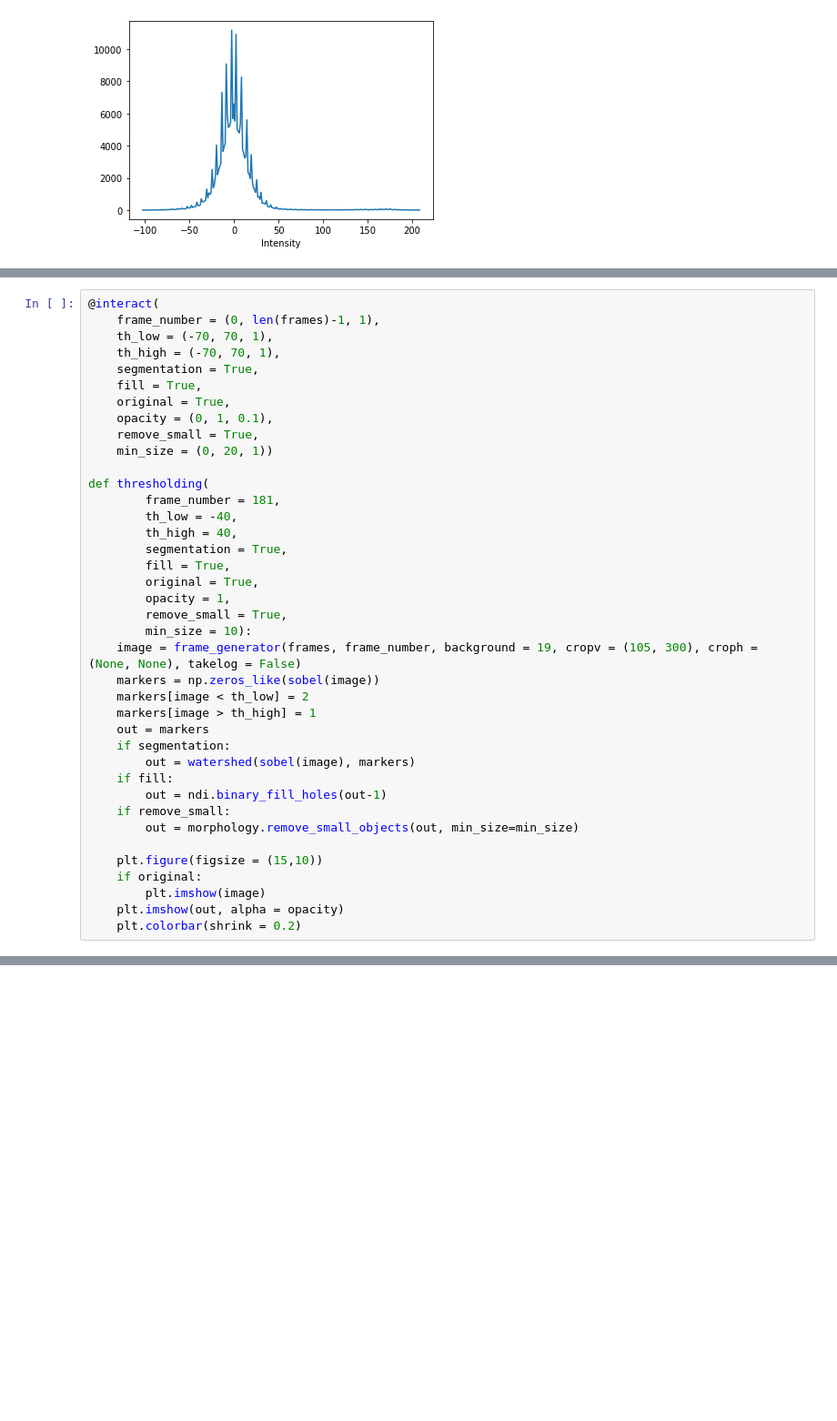
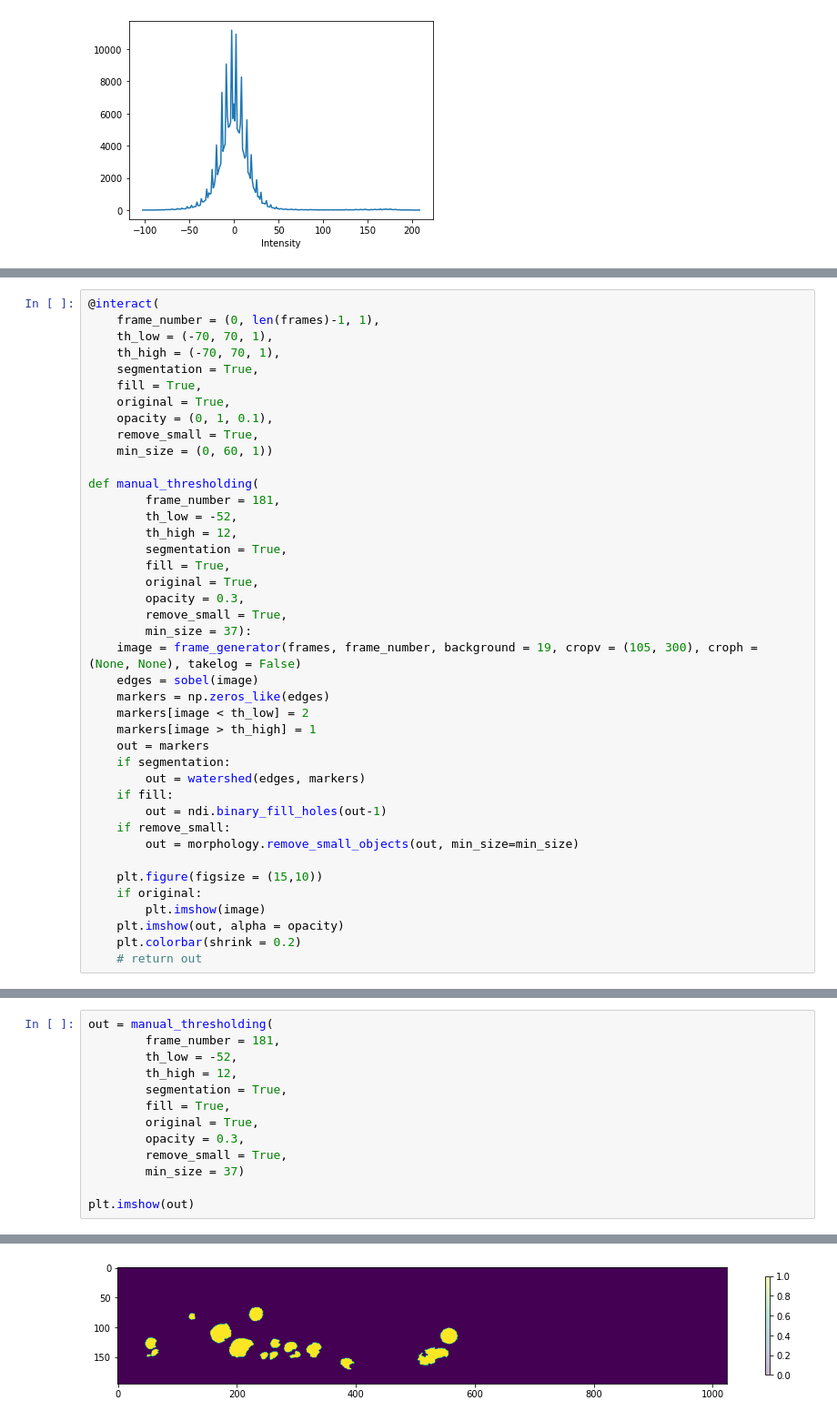
Before and after one commit to yue-here/am_cv, a Jupyter notebook: segment and plot regions - AM.ipynb, the cells around one changed output, grey strips where cells are left out. Shown at 91% size. Drawn from its saved outputs; the diff is of its cells as text; blank space fills up the shorter version.

Commit message:
updated visualizer

```diff
--- a/segment and plot regions - AM.ipynb
+++ b/segment and plot regions - AM.ipynb
@@ -118,25 +119,26 @@ Test gradient-based segmentation
     original = True,
     opacity = (0, 1, 0.1),
     remove_small = True,
-    min_size = (0, 20, 1))
+    min_size = (0, 60, 1))
 
-def thresholding(
+def manual_thresholding(
         frame_number = 181,
-        th_low = -40,
-        th_high = 40,
+        th_low = -52,
+        th_high = 12,
         segmentation = True,
         fill = True,
         original = True,
-        opacity = 1,
+        opacity = 0.3,
         remove_small = True,
-        min_size = 10):
+        min_size = 37):
     image = frame_generator(frames, frame_number, background = 19, cropv = (105, 300), croph = (None, None), takelog = False)
-    markers = np.zeros_like(sobel(image))
+    edges = sobel(image)
+    markers = np.zeros_like(edges)
     markers[image < th_low] = 2
     markers[image > th_high] = 1
     out = markers
     if segmentation:
-        out = watershed(sobel(image), markers)
+        out = watershed(edges, markers)
     if fill:
         out = ndi.binary_fill_holes(out-1)
     if remove_small:
@@ -147,4 +149,5 @@ def thresholding(
         plt.imshow(image)
     plt.imshow(out, alpha = opacity)
     plt.colorbar(shrink = 0.2)
+    # return out
 # %% [output]
@@ -348,0 +202,14 @@ for j in range(len(regions)):
+# %%
+out = manual_thresholding(
+        frame_number = 181,
+        th_low = -52,
+        th_high = 12,
+        segmentation = True,
+        fill = True,
+        original = True,
+        opacity = 0.3,
+        remove_small = True,
+        min_size = 37)
+
+plt.imshow(out)
+# %% [output]
@@ -348,0 +217 @@ for j in range(len(regions)):
+[figure, added]
```
Also changed, not shown: parts of 24 cells of this notebook.
